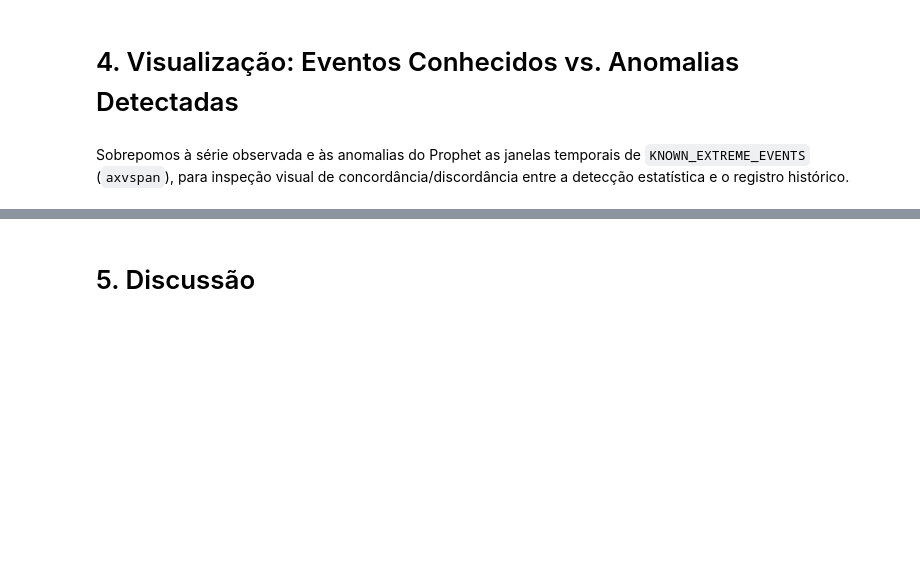
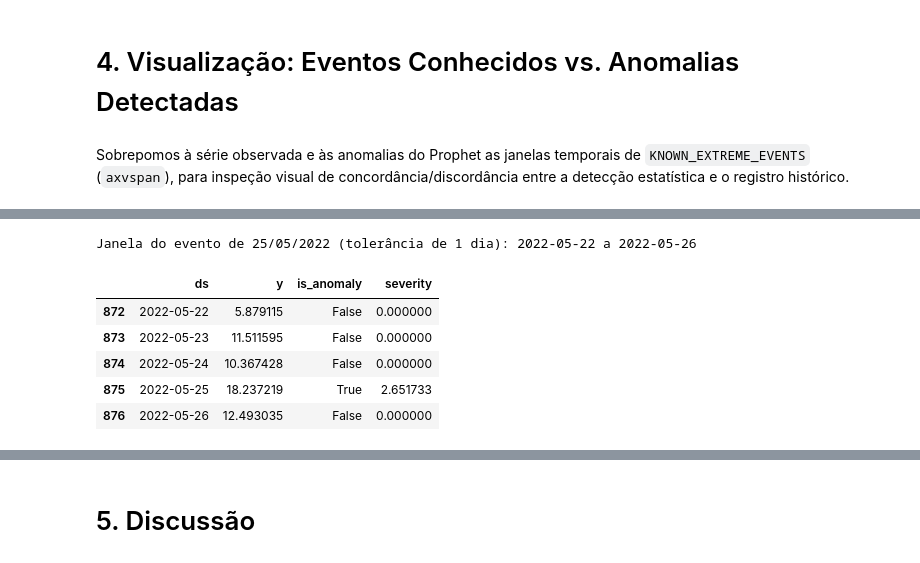
Before and after one commit to lfaferreira/hydrometeorological-anomalies-prophet, a Jupyter notebook: notebooks/03_validation.ipynb, the cells around one changed output, grey strips where cells are left out. Saved outputs shown, nothing was run; the diff lists cells and outputs as text; code cells hidden in the pictures; blank space fills up the shorter version.

```diff
--- a/notebooks/03_validation.ipynb
+++ b/notebooks/03_validation.ipynb
@@ -139,0 +191,17 @@ A série modelada (`serie_prophet_rmr_2020_2025.csv`) cobre apenas 2020-2025; os
+# %%
+tolerancia = pd.Timedelta(days=1)
+
+evento_2505 = KNOWN_EXTREME_EVENTS[0]  # Chuvas extremas de 25 de maio de 2022
+ini_2505 = pd.Timestamp(evento_2505['start_date']) - tolerancia
+fim_2505 = pd.Timestamp(evento_2505['end_date']) + tolerancia
+print(f"Janela do evento de 25/05/2022 (tolerância de {tolerancia.days} dia): {ini_2505.date()} a {fim_2505.date()}")
+
+flagged[flagged['ds'].between(ini_2505, fim_2505)][['ds', 'y', 'is_anomaly', 'severity']]
+# %% [output]
+Janela do evento de 25/05/2022 (tolerância de 1 dia): 2022-05-22 a 2022-05-26
+|  | ds | y | is_anomaly | severity |
+| 872 | 2022-05-22 | 5.879115 | False | 0.000000 |
+| 873 | 2022-05-23 | 11.511595 | False | 0.000000 |
+| 874 | 2022-05-24 | 10.367428 | False | 0.000000 |
+| 875 | 2022-05-25 | 18.237219 | True | 2.651733 |
+| 876 | 2022-05-26 | 12.493035 | False | 0.000000 |
```
Also changed, not shown: parts of 11 cells of this notebook.
